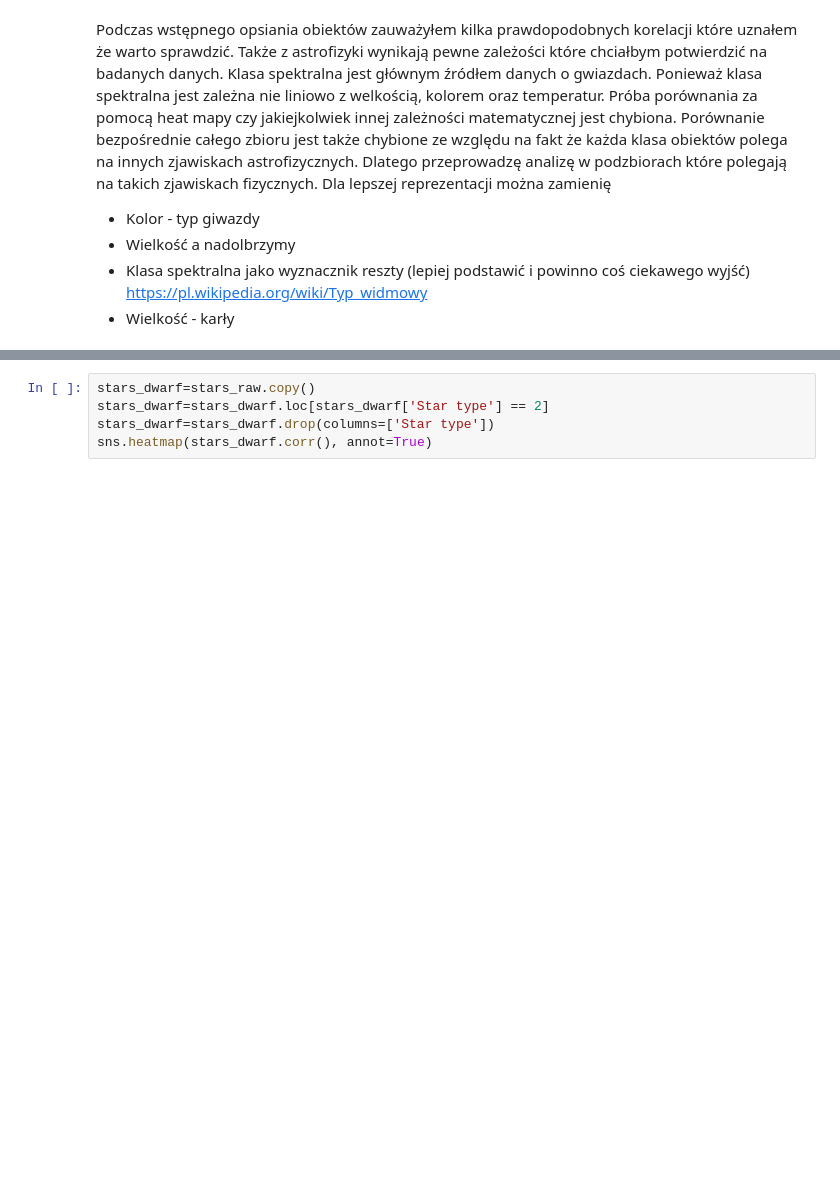
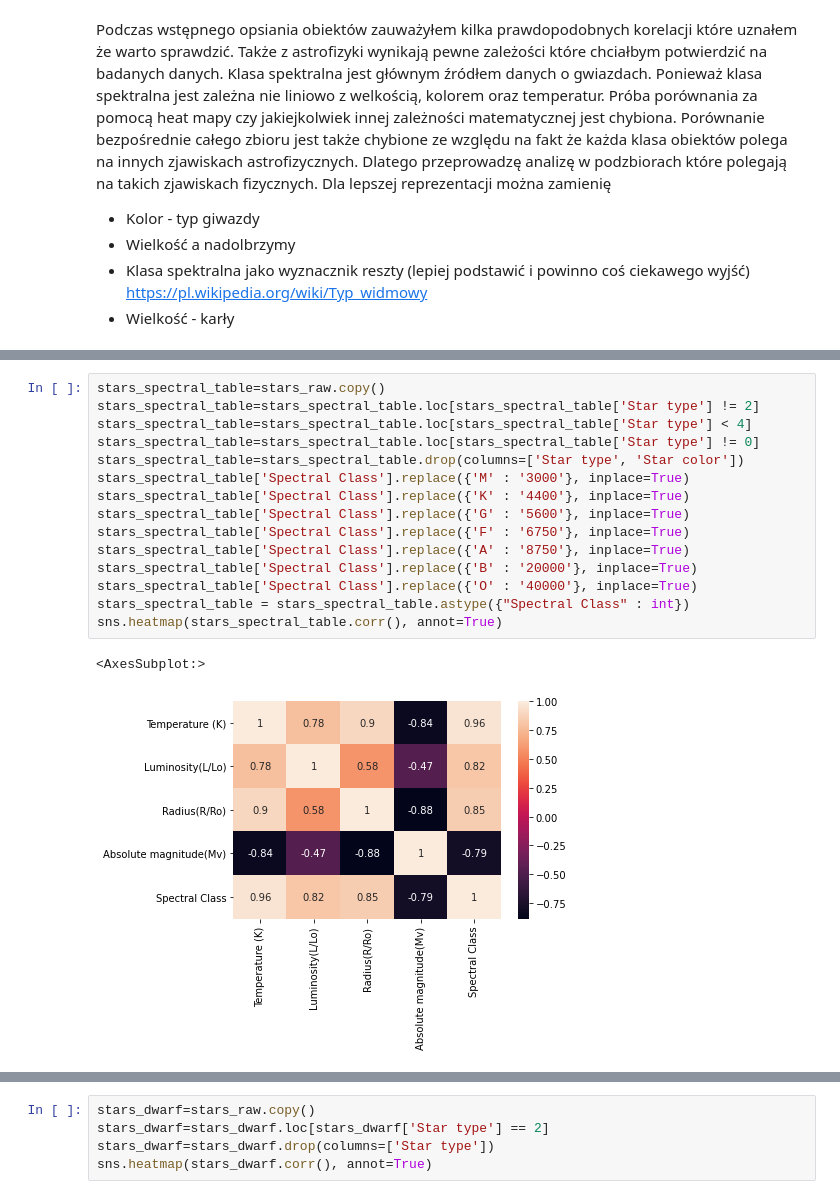
Before and after one commit to dawidbieniek/Projekt_PRiAD, a Jupyter notebook: Raport.ipynb, the cells around one changed output, grey strips where cells are left out. Cells and saved outputs as stored; diff of their text form; blank space fills up the shorter version.

```diff
--- a/Raport.ipynb
+++ b/Raport.ipynb
@@ -363,0 +375,18 @@ memory usage: 200.0 bytes
+# %%
+stars_spectral_table=stars_raw.copy()
+stars_spectral_table=stars_spectral_table.loc[stars_spectral_table['Star type'] != 2]
+stars_spectral_table=stars_spectral_table.loc[stars_spectral_table['Star type'] < 4]
+stars_spectral_table=stars_spectral_table.loc[stars_spectral_table['Star type'] != 0]
+stars_spectral_table=stars_spectral_table.drop(columns=['Star type', 'Star color'])
+stars_spectral_table['Spectral Class'].replace({'M' : '3000'}, inplace=True)
+stars_spectral_table['Spectral Class'].replace({'K' : '4400'}, inplace=True)
+stars_spectral_table['Spectral Class'].replace({'G' : '5600'}, inplace=True)
+stars_spectral_table['Spectral Class'].replace({'F' : '6750'}, inplace=True)
+stars_spectral_table['Spectral Class'].replace({'A' : '8750'}, inplace=True)
+stars_spectral_table['Spectral Class'].replace({'B' : '20000'}, inplace=True)
+stars_spectral_table['Spectral Class'].replace({'O' : '40000'}, inplace=True)
+stars_spectral_table = stars_spectral_table.astype({"Spectral Class" : int})
+sns.heatmap(stars_spectral_table.corr(), annot=True)
+# %% [output]
+<AxesSubplot:>
+[figure, added]
```
Also changed, not shown: parts of 17 cells of this notebook.
